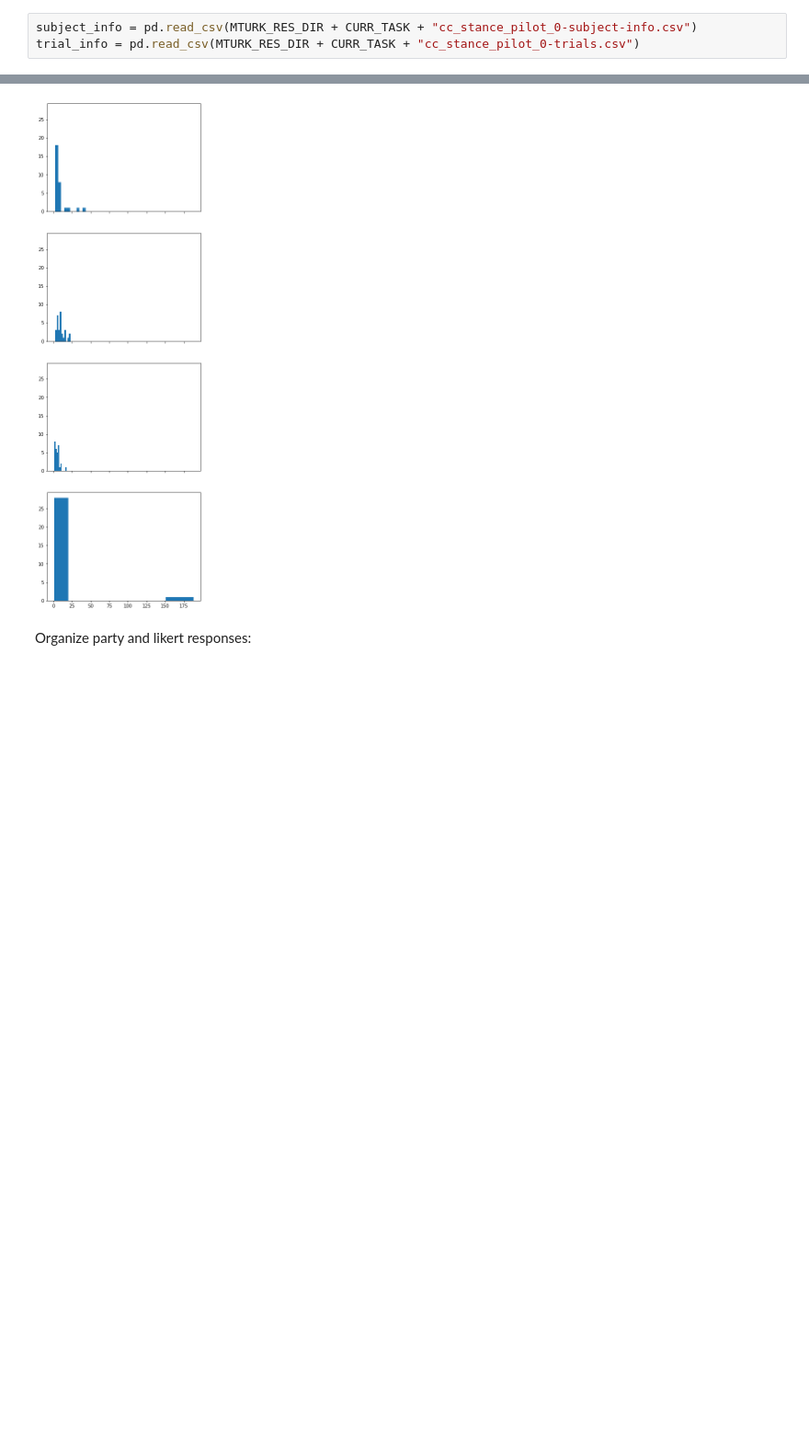
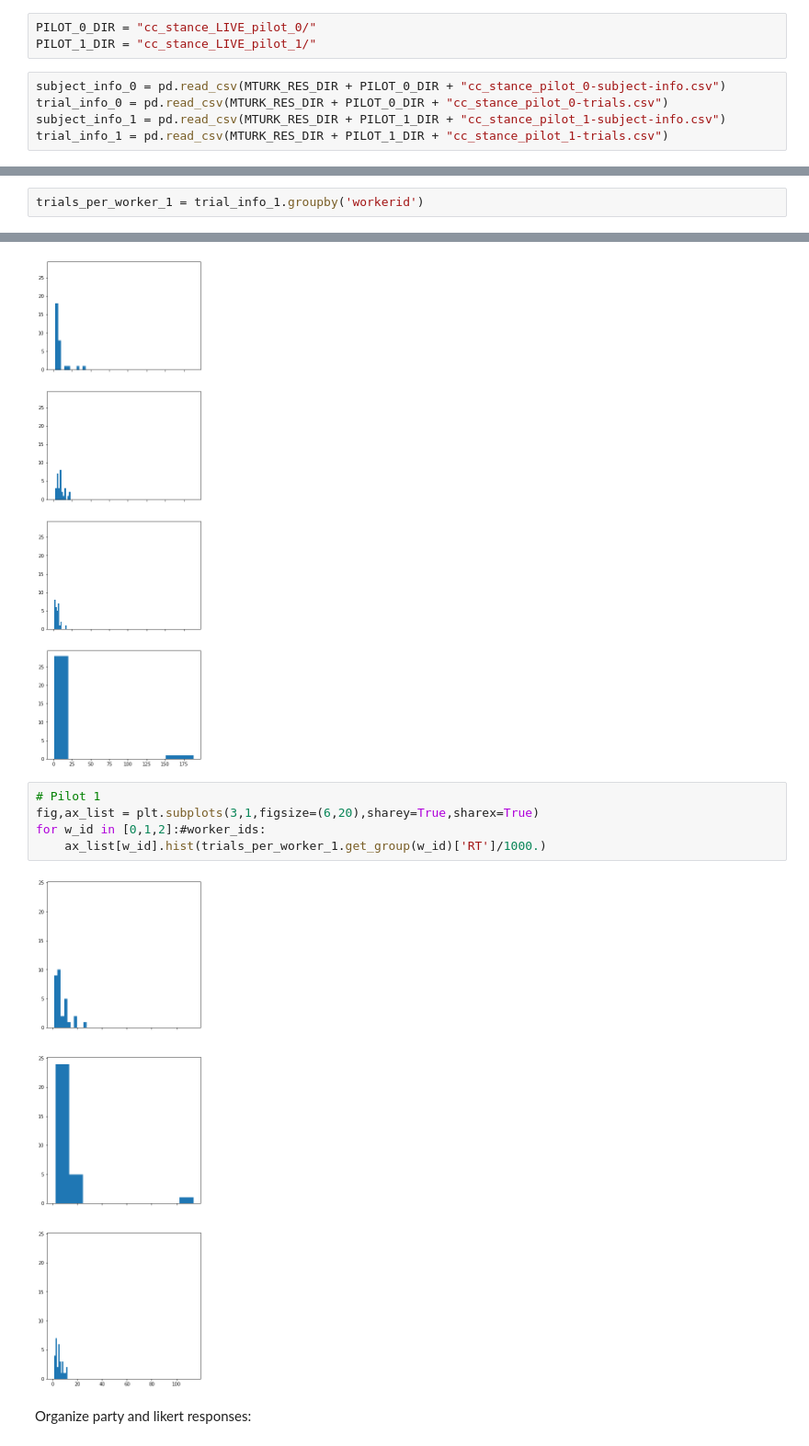
Before and after one commit to yiweiluo/GWStance, a Jupyter notebook: cc_stance/MTurk_results/Inter-annotator agreements.ipynb, the cells around one changed output, grey strips where cells are left out. Shown at 92% size. Cells and saved outputs as stored; diff of their text form; blank space fills up the shorter version.

```diff
--- a/cc_stance/MTurk_results/Inter-annotator agreements.ipynb
+++ b/cc_stance/MTurk_results/Inter-annotator agreements.ipynb
@@ -8,3 +6,8 @@ CURR_TASK = "cc_stance_LIVE_pilot_0/"
+# %%
+PILOT_0_DIR = "cc_stance_LIVE_pilot_0/"
+PILOT_1_DIR = "cc_stance_LIVE_pilot_1/"
 # %%
-subject_info = pd.read_csv(MTURK_RES_DIR + CURR_TASK + "cc_stance_pilot_0-subject-info.csv")
-trial_info = pd.read_csv(MTURK_RES_DIR + CURR_TASK + "cc_stance_pilot_0-trials.csv")
+subject_info_0 = pd.read_csv(MTURK_RES_DIR + PILOT_0_DIR + "cc_stance_pilot_0-subject-info.csv")
+trial_info_0 = pd.read_csv(MTURK_RES_DIR + PILOT_0_DIR + "cc_stance_pilot_0-trials.csv")
+subject_info_1 = pd.read_csv(MTURK_RES_DIR + PILOT_1_DIR + "cc_stance_pilot_1-subject-info.csv")
+trial_info_1 = pd.read_csv(MTURK_RES_DIR + PILOT_1_DIR + "cc_stance_pilot_1-trials.csv")
@@ -19,0 +55,2 @@ subject_info
+# %%
+trials_per_worker_1 = trial_info_1.groupby('workerid')
@@ -63,6 +130,13 @@ for w_id in worker_ids:
     ax_list[w_id].hist(trials_per_worker.get_group(w_id)['RT']/1000.)
 # %% [output]
 [figure]
+# %%
+# Pilot 1
+fig,ax_list = plt.subplots(3,1,figsize=(6,20),sharey=True,sharex=True)
+for w_id in [0,1,2]:#worker_ids:
+    ax_list[w_id].hist(trials_per_worker_1.get_group(w_id)['RT']/1000.)
+# %% [output]
+[figure, added]
 # %% [markdown]
 Organize party and likert responses:
 # %%
```
Also changed, not shown: parts of 39 cells of this notebook, 1 other file.
